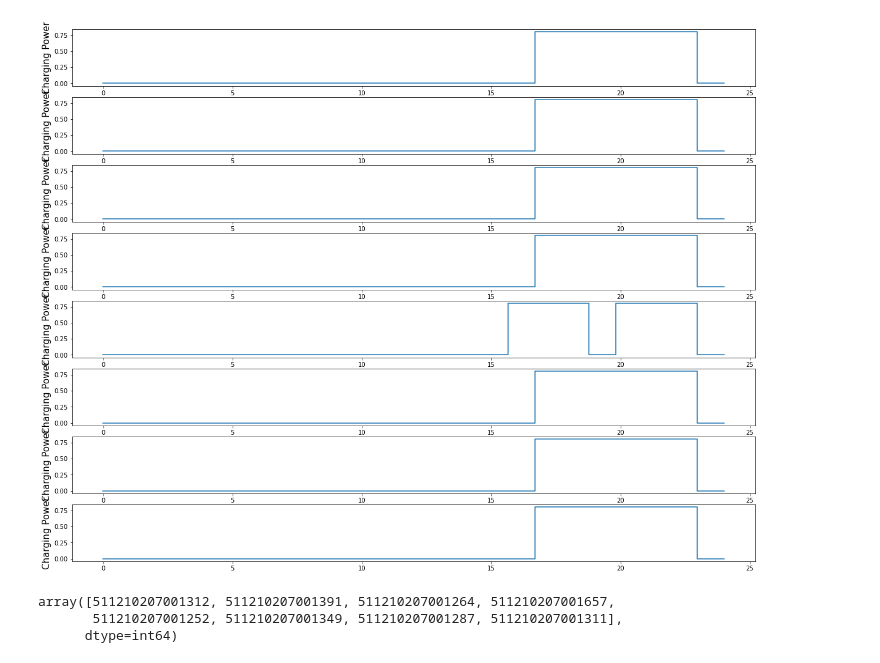
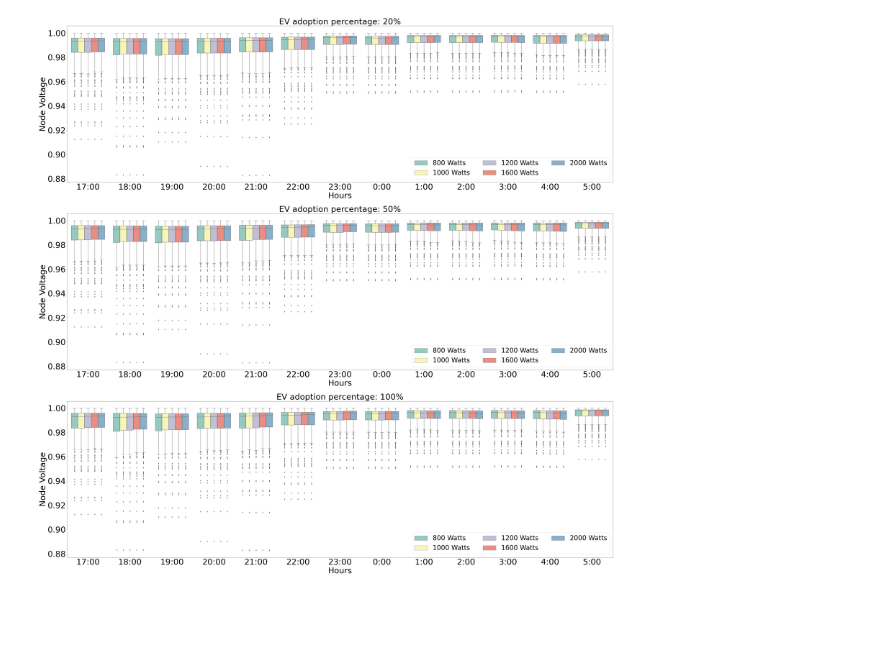
Before and after one commit to rounak-meyur/revs-admm, a Jupyter notebook: ev-adoption-robustness.ipynb, the cells around one changed output. Saved outputs shown, nothing was run; the diff lists cells and outputs as text; code cells hidden in the pictures; blank space fills up the shorter version.

```diff
--- a/ev-adoption-robustness.ipynb
+++ b/ev-adoption-robustness.ipynb
@@ -88,18 +25,0 @@ fig4.savefig("{}{}.png".format(figpath,prefix+'-convergence'),
-# %%
-R = compute_Rmat(dist)
-nodelist = [n for n in dist if dist.nodes[n]['label']!='S']
-
-
-P = np.zeros(shape=(len(nodelist),len(COST)))
-Z = np.ones(shape=(len(nodelist),len(COST)))
-for i,n in enumerate(nodelist):
-    if n in res:
-        P[i,:] = np.array(P_res[n])
-
-V = np.sqrt(Z - R@P)
-volt = {h:V[i,:].tolist() for i,h in enumerate(nodelist) if h in nodelist}
-volt_data = [[volt[n][t] for n in res] for t in range(len(COST))]
-
-fig5 = plt.figure(figsize=(20,16))
-ax5 = fig5.add_subplot(1,1,1)
-d_adopt1 = ax5.boxplot(volt_data)
@@ -141,9 +121,0 @@ ax.scatter(x_int,y_int,s=100.0,c='b')
-# %%
-xarray = np.linspace(0,25,25)
-fig6 = plt.figure(figsize = (20,16))
-for i,h in enumerate(ev_home):
-    ax6 = fig6.add_subplot(8,1,i+1)
-    ax6.step(xarray,SOC[h])
-    ax6.set_ylabel("EV Charge",fontsize=15)
-fig6.savefig("{}{}.png".format(figpath,prefix+'-EV-charge'),
-            bbox_inches='tight')
@@ -152,17 +121,0 @@ fig6.savefig("{}{}.png".format(figpath,prefix+'-EV-charge'),
-# %%
-xarray = np.linspace(0,24,24)
-fig6 = plt.figure(figsize = (20,16))
-for i,h in enumerate(ev_home):
-    ax6 = fig6.add_subplot(8,1,i+1)
-    ax6.step(xarray,P_ev[h])
-    ax6.set_ylabel("Charging Power",fontsize=15)
-fig6.savefig("{}{}.png".format(figpath,prefix+'-power-EV'),
-            bbox_inches='tight')
-# %% [output]
-[figure, removed]
-# %%
-ev_home
-# %% [output]
-array([511210207001312, 511210207001391, 511210207001264, 511210207001657,
-       511210207001252, 511210207001349, 511210207001287, 511210207001311],
-      dtype=int64)
@@ -168,0 +262,8 @@ array([511210207001312, 511210207001391, 511210207001264, 511210207001657,
+# %%
+fig = plt.figure(figsize=(60,60),dpi=72)
+for i,a in enumerate([20,50,100]):
+    ax = fig.add_subplot(3,1,i+1)
+    ax = compare_rating(a,ratings,dist,res_interest,
+                        method='dist',ax=ax)
+# %% [output]
+[figure, added]
```
Also changed, not shown: parts of 12 cells of this notebook, 25 other files.
